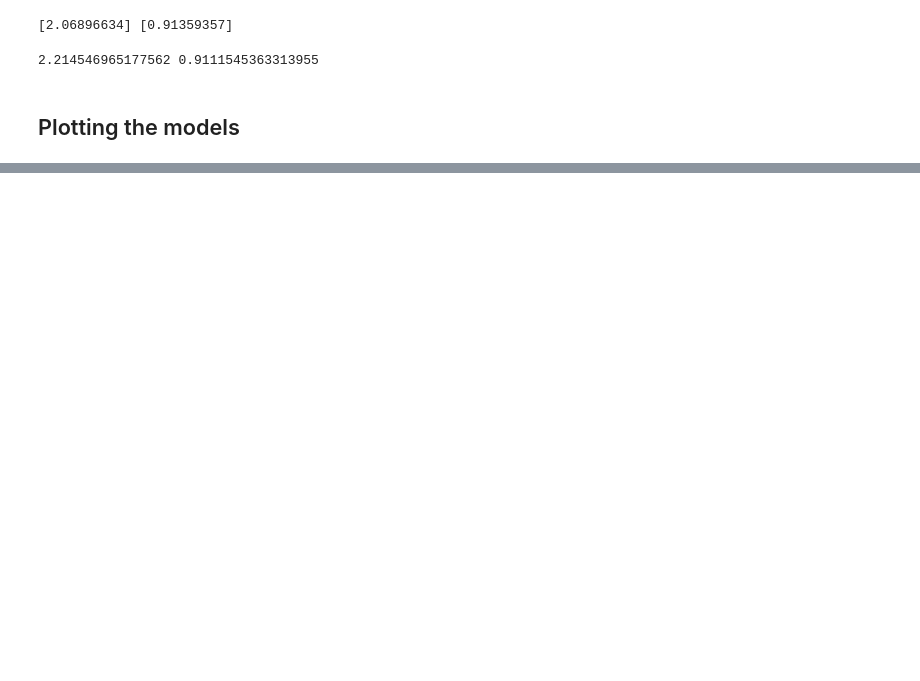
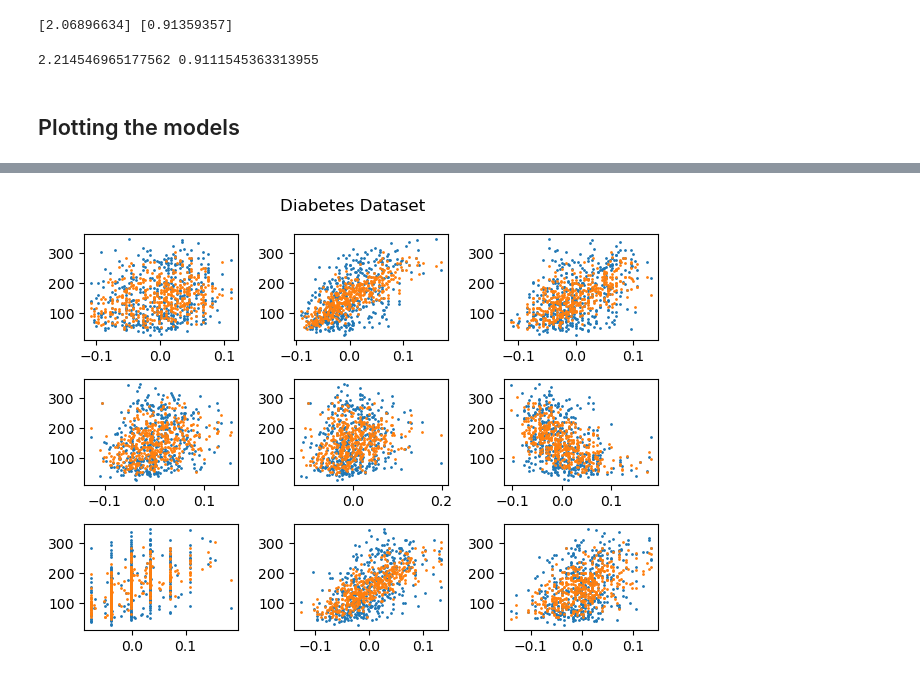
Before and after one commit to sardarchitect/fscoreai-ml, a Jupyter notebook: exploration/20230225_Simple_Linear Regression.ipynb, the cells around one changed output, grey strips where cells are left out. Cells and saved outputs as stored; diff of their text form; code cells hidden in the pictures; blank space fills up the shorter version.

```diff
--- a/exploration/20230225_Simple_Linear Regression.ipynb
+++ b/exploration/20230225_Simple_Linear Regression.ipynb
@@ -203,0 +288,13 @@ X: (100, 2) y: (100, 1) Betas: (2, 1)
+# %%
+# Plot
+fig, axs = plt.subplots(3, 3)
+fig.suptitle('Diabetes Dataset')
+for i in range(3):
+    for j in range(3):
+        n = j + i * 3
+        axs[i][j].scatter(X[:, n], y, s=1)
+        axs[i][j].scatter(X[:, n], model.predict(X), s=1)
+plt.tight_layout()
+plt.show()
+# %% [output]
+[figure, added]
```
Also changed, not shown: parts of 29 cells of this notebook, 6 other files.
